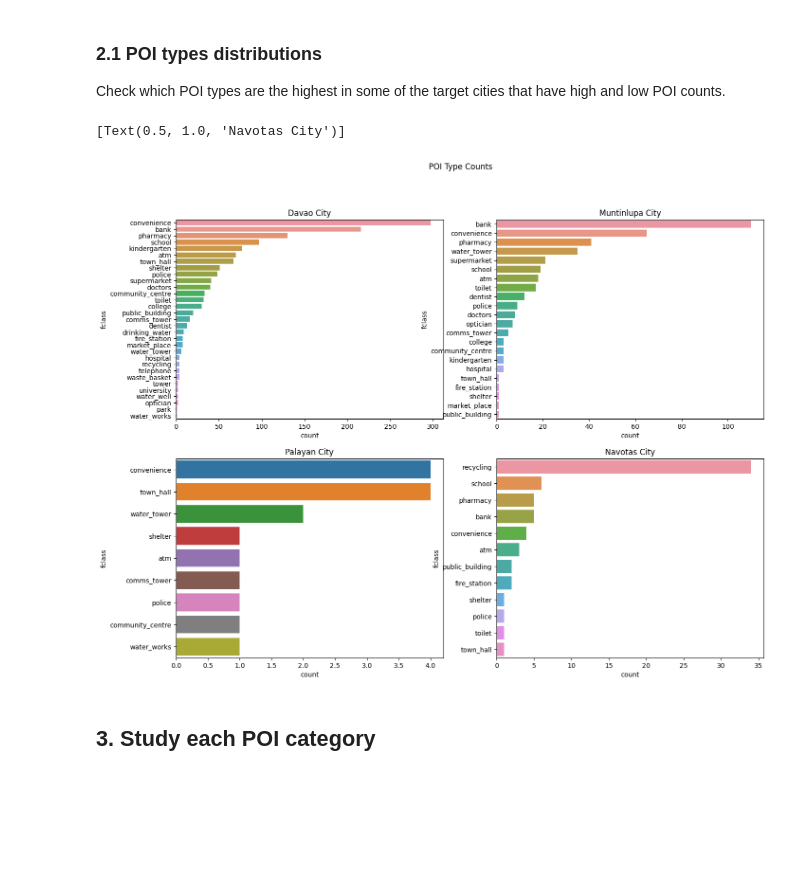
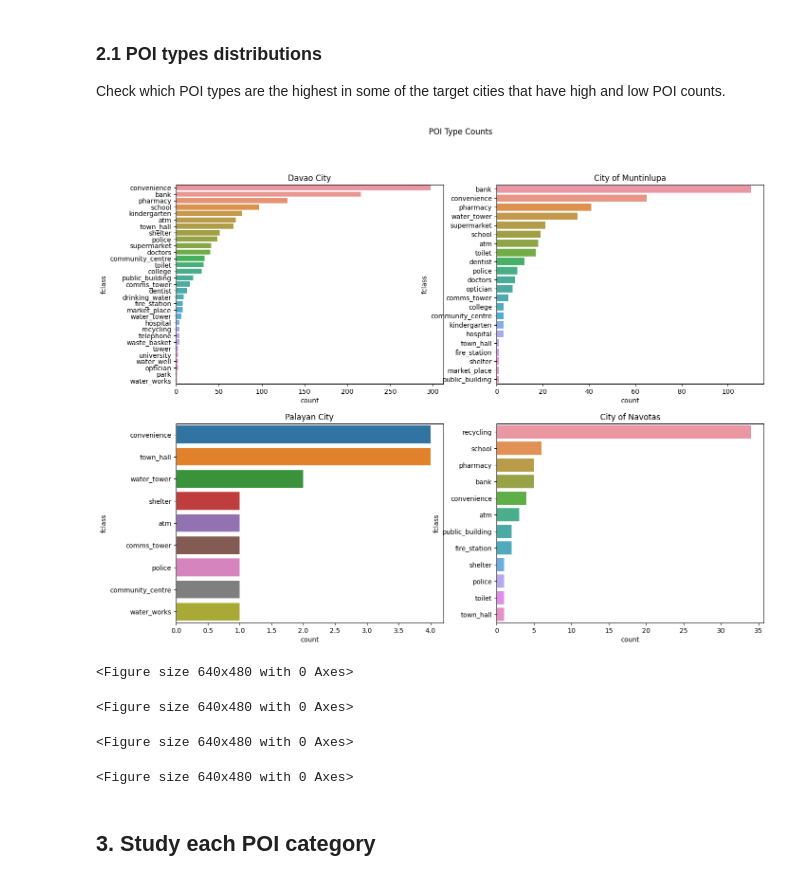
Before and after one commit to thinkingmachines/project-cchain, a Jupyter notebook: notebooks/tm/osm/02-assess-osm-2022.ipynb, the cells around one changed output. Saved outputs shown, nothing was run; the diff lists cells and outputs as text; code cells hidden in the pictures; blank space fills up the shorter version.

Commit message:
Use loops for subplots

```diff
--- a/notebooks/tm/osm/02-assess-osm-2022.ipynb
+++ b/notebooks/tm/osm/02-assess-osm-2022.ipynb
@@ -238,44 +241,28 @@ davao_city = filtered_join[filtered_join["city_name"] == "Davao City"]
 munti_city = filtered_join[filtered_join["city_name"] == "City of Muntinlupa"]
 palayan_city = filtered_join[filtered_join["city_name"] == "Palayan City"]
 navotas_city = filtered_join[filtered_join["city_name"] == "City of Navotas"]
-# %%
-fig, axs = plt.subplots(2, 2, figsize=(16, 12))
-fig.suptitle("POI Type Counts")
-
-sns.countplot(
-    ax=axs[0, 0],
-    data=davao_city,
-    y="fclass",
-    order=davao_city["fclass"].value_counts().index,
-)
-axs[0, 0].set_title("Davao City")
-
-sns.countplot(
-    ax=axs[0, 1],
-    data=munti_city,
-    y="fclass",
-    order=munti_city["fclass"].value_counts().index,
-)
-axs[0, 1].set_title("Muntinlupa City")
-
-sns.countplot(
-    ax=axs[1, 0],
-    data=palayan_city,
-    y="fclass",
-    order=palayan_city["fclass"].value_counts().index,
-)
-axs[1, 0].set(title="Palayan City")
-
-sns.countplot(
-    ax=axs[1, 1],
-    data=navotas_city,
-    y="fclass",
-    order=navotas_city["fclass"].value_counts().index,
-)
-axs[1, 1].set(title="Navotas City")
-# %% [output]
-[Text(0.5, 1.0, 'Navotas City')]
-[figure, removed]
+# %%
+fig, axs = plt.subplots(2, 2, figsize=(16, 12))
+fig.suptitle("POI Type Counts")
+
+city_to_viz = [davao_city, munti_city, palayan_city, navotas_city]
+
+for city, ax in zip(city_to_viz, axs.flat):
+    plt.figure()
+    sns.countplot(
+        ax=ax,
+        data=city,
+        y="fclass",
+        order=city["fclass"].value_counts().index,
+    )
+    ax.set_title(city["city_name"].iloc[0])
+plt.show()
+# %% [output]
+[figure, added]
+<Figure size 640x480 with 0 Axes>
+<Figure size 640x480 with 0 Axes>
+<Figure size 640x480 with 0 Axes>
+<Figure size 640x480 with 0 Axes>
 # %% [markdown]
 ## 3. Study each POI category
 # %%
```
Also changed, not shown: parts of 4 cells of this notebook.
